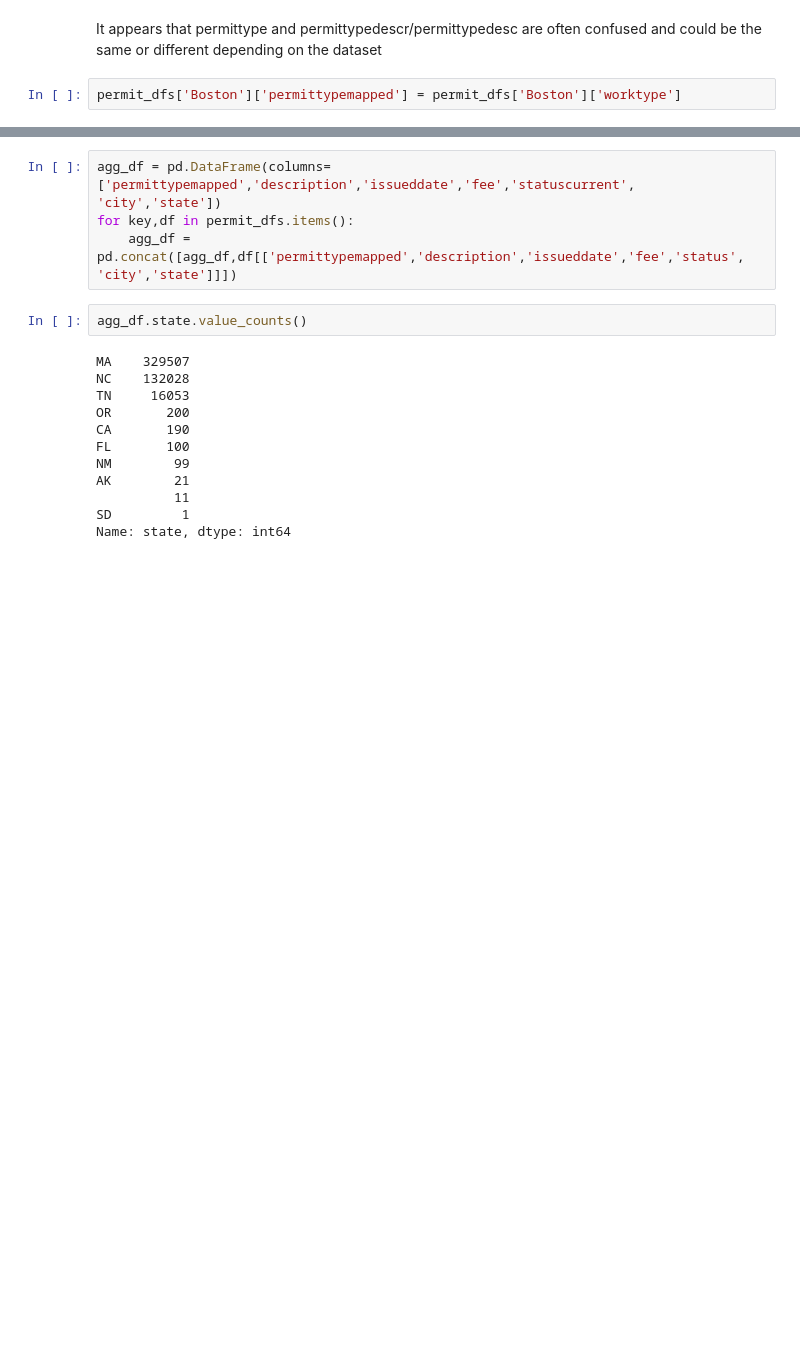
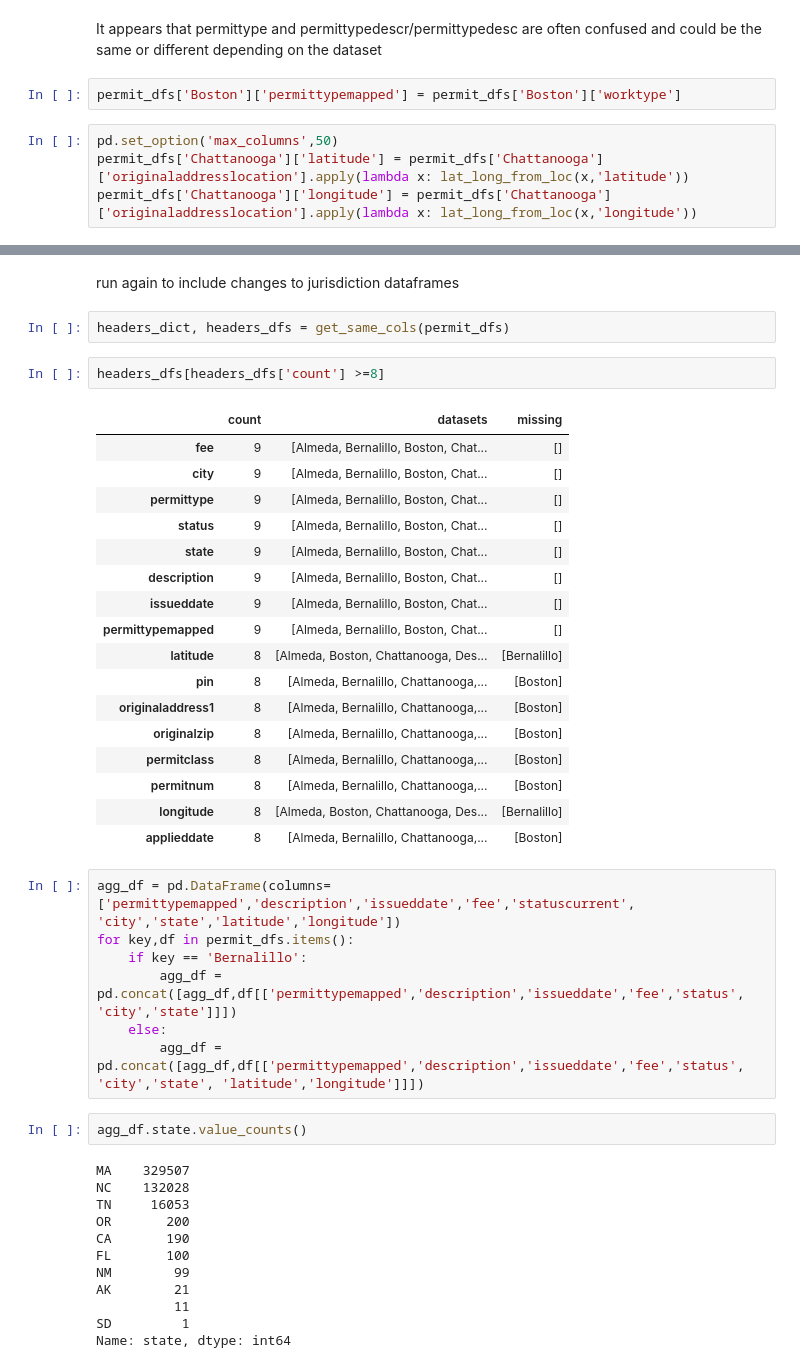
Before and after one commit to sunlightpolicy/open_data_standards_project, a Jupyter notebook: blds_notebook.ipynb, the cells around one changed output, grey strips where cells are left out. Drawn from its saved outputs; the diff is of its cells as text; blank space fills up the shorter version.

```diff
--- a/blds_notebook.ipynb
+++ b/blds_notebook.ipynb
@@ -178,3 +167,7 @@ permit_dfs['Tampa'][['permittype','permittypemapped']].permittype.iloc[1]
 It appears that permittype and permittypedescr/permittypedesc are often confused and could be the same or different depending on the dataset
 # %%
 permit_dfs['Boston']['permittypemapped'] = permit_dfs['Boston']['worktype']
+# %%
+pd.set_option('max_columns',50)
+permit_dfs['Chattanooga']['latitude'] = permit_dfs['Chattanooga']['originaladdresslocation'].apply(lambda x: lat_long_from_loc(x,'latitude'))
+permit_dfs['Chattanooga']['longitude'] = permit_dfs['Chattanooga']['originaladdresslocation'].apply(lambda x: lat_long_from_loc(x,'longitude'))
@@ -181,7 +180,34 @@ permit_dfs['Boston']['permittypemapped'] = permit_dfs['Boston']['worktype']
+# %% [markdown]
+run again to include changes to jurisdiction dataframes
+# %%
+headers_dict, headers_dfs = get_same_cols(permit_dfs)
+# %%
+headers_dfs[headers_dfs['count'] >=8]
+# %% [output]
+|  | count | datasets | missing |
+| fee | 9 | [Almeda, Bernalillo, Boston, Chat... | [] |
+| city | 9 | [Almeda, Bernalillo, Boston, Chat... | [] |
+| permittype | 9 | [Almeda, Bernalillo, Boston, Chat... | [] |
+| status | 9 | [Almeda, Bernalillo, Boston, Chat... | [] |
+| state | 9 | [Almeda, Bernalillo, Boston, Chat... | [] |
+| description | 9 | [Almeda, Bernalillo, Boston, Chat... | [] |
+| issueddate | 9 | [Almeda, Bernalillo, Boston, Chat... | [] |
+| permittypemapped | 9 | [Almeda, Bernalillo, Boston, Chat... | [] |
+| latitude | 8 | [Almeda, Boston, Chattanooga, Des... | [Bernalillo] |
+| pin | 8 | [Almeda, Bernalillo, Chattanooga,... | [Boston] |
+| originaladdress1 | 8 | [Almeda, Bernalillo, Chattanooga,... | [Boston] |
+| originalzip | 8 | [Almeda, Bernalillo, Chattanooga,... | [Boston] |
+| permitclass | 8 | [Almeda, Bernalillo, Chattanooga,... | [Boston] |
+| permitnum | 8 | [Almeda, Bernalillo, Chattanooga,... | [Boston] |
+| longitude | 8 | [Almeda, Boston, Chattanooga, Des... | [Bernalillo] |
+| applieddate | 8 | [Almeda, Bernalillo, Chattanooga,... | [Boston] |
 # %%
-agg_df = pd.DataFrame(columns=['permittypemapped','description','issueddate','fee','statuscurrent', 'city','state'])
+agg_df = pd.DataFrame(columns=['permittypemapped','description','issueddate','fee','statuscurrent', 'city','state','latitude','longitude'])
 for key,df in permit_dfs.items():
-    agg_df = pd.concat([agg_df,df[['permittypemapped','description','issueddate','fee','status', 'city','state']]])
+    if key == 'Bernalillo':
+        agg_df = pd.concat([agg_df,df[['permittypemapped','description','issueddate','fee','status', 'city','state']]])
+    else:
+        agg_df = pd.concat([agg_df,df[['permittypemapped','description','issueddate','fee','status', 'city','state', 'latitude','longitude']]])
 # %%
 agg_df.state.value_counts()
 # %% [output]
```
Also changed, not shown: parts of 18 cells of this notebook, 12 other files.
